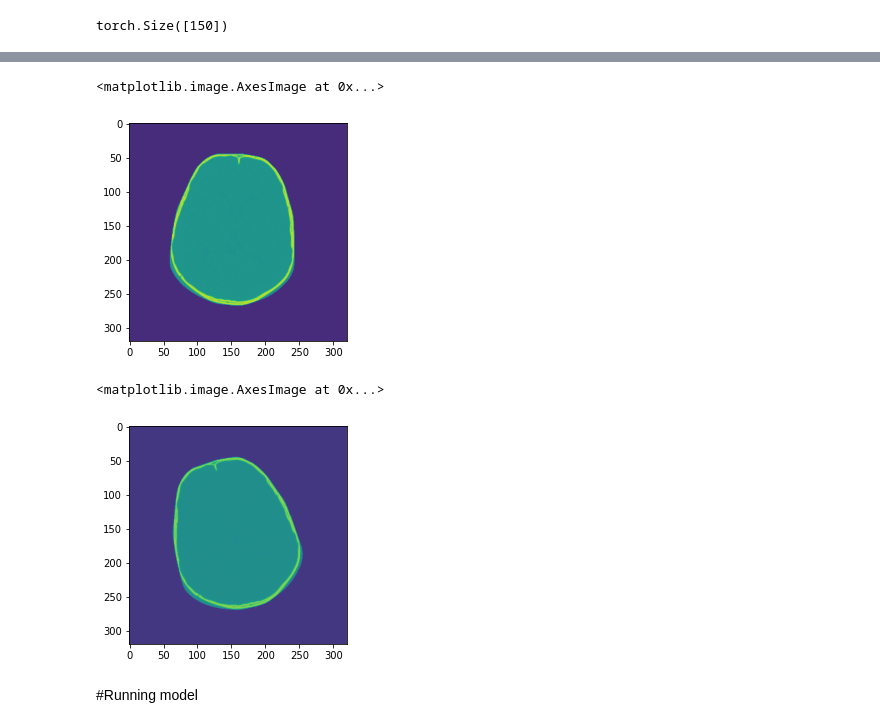
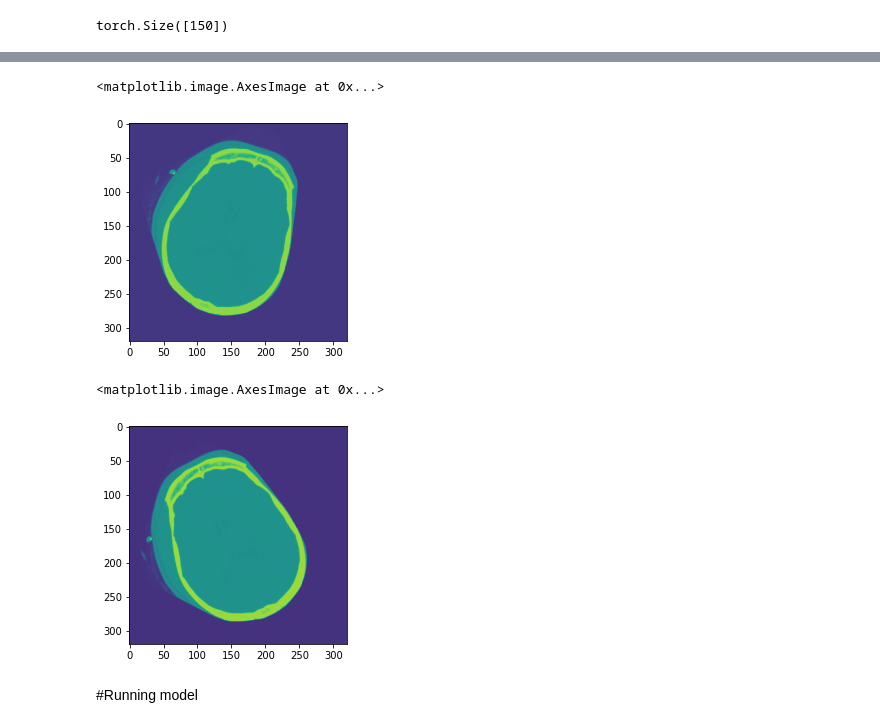
Before and after one commit to vhoma/ydata-viz-ai, a Jupyter notebook: NN_sharing_weights.ipynb, the cells around one changed output, grey strips where cells are left out. Saved outputs shown, nothing was run; the diff lists cells and outputs as text; code cells hidden in the pictures.

```diff
--- a/NN_sharing_weights.ipynb
+++ b/NN_sharing_weights.ipynb
@@ -51,3 +50,18 @@ Mounted at /content/drive
+# %%
+# (OPTIONAL) can run this to copy from drive and unzip
+
+from zipfile import ZipFile, BadZipFile
+
+# copy from drive to local storage
+!cp /content/drive/MyDrive/YDATA/viz-ai/data100.zip ./
+
+# unzip
+archive_path = "./data100.zip"
+with ZipFile(archive_path, 'r') as zip_obj:
+    zip_obj.extractall("./data/")
+
+# set main data dir
+home_path = "./data"
 # %%
 import torch
 import torch.nn as nn
@@ -216,13 +266,13 @@ tensor([[[  0.7880,  -0.6157,   0.0000, 132.4241],
 # %%
-plt.imshow(x[0][:,:,10])
+plt.imshow(x[0][10,:,:])
 # %% [output]
 <matplotlib.image.AxesImage at 0x...>
-[figure, old version]
+[figure, new version]
 # %%
-plt.imshow(y[0][:,:,10])
+plt.imshow(y[0][10,:,:])
 # %% [output]
 <matplotlib.image.AxesImage at 0x...>
-[figure, old version]
+[figure, new version]
 # %% [markdown]
 #Running model
 # %%
```
Also changed, not shown: parts of 19 cells of this notebook.
